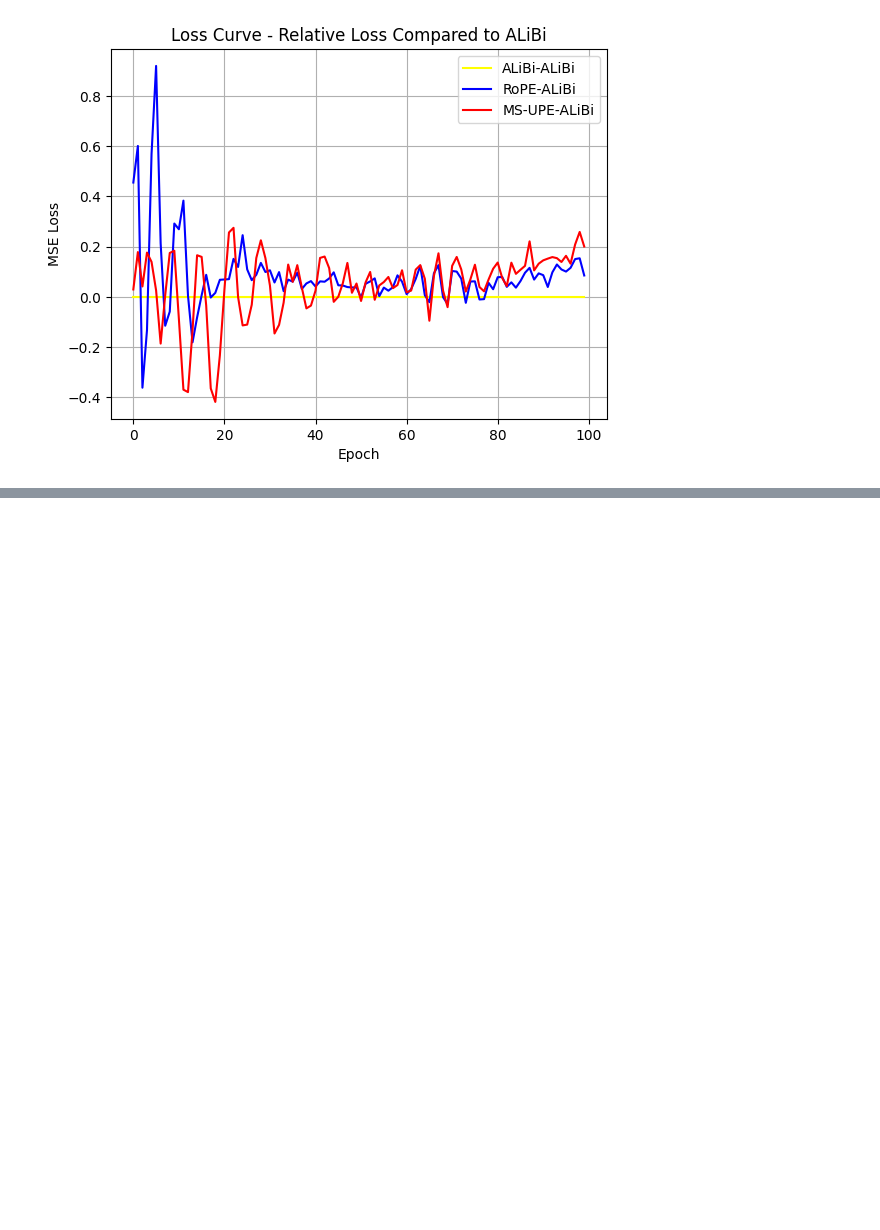
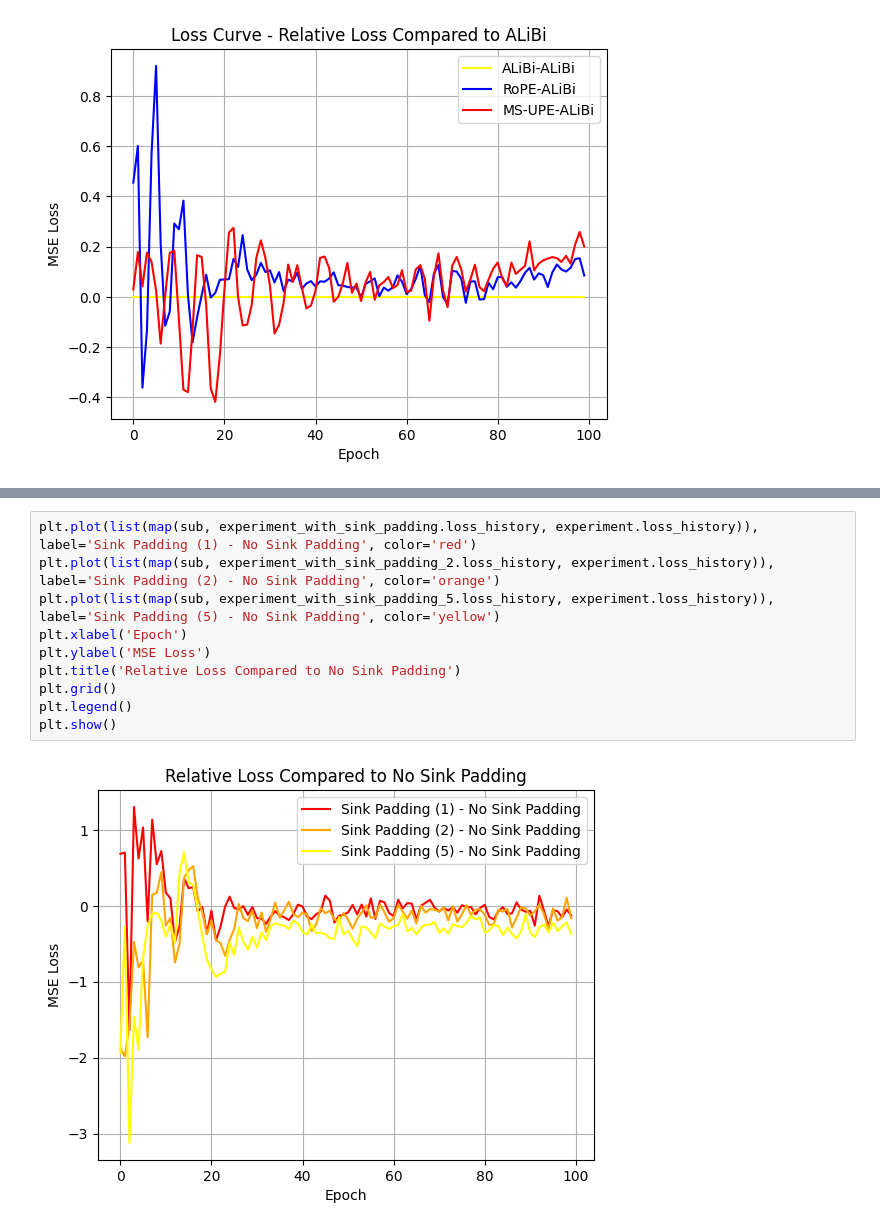
Before and after one commit to Bruce-lhq/looped-transformer-ablation-lab, a Jupyter notebook: Looped_Transformer.ipynb, the cells around one changed output, grey strips where cells are left out. Drawn from its saved outputs; the diff is of its cells as text; blank space fills up the shorter version.

```diff
--- a/Looped_Transformer.ipynb
+++ b/Looped_Transformer.ipynb
@@ -815,0 +915,12 @@ plt.show()
+# %%
+plt.plot(list(map(sub, experiment_with_sink_padding.loss_history, experiment.loss_history)), label='Sink Padding (1) - No Sink Padding', color='red')
+plt.plot(list(map(sub, experiment_with_sink_padding_2.loss_history, experiment.loss_history)), label='Sink Padding (2) - No Sink Padding', color='orange')
+plt.plot(list(map(sub, experiment_with_sink_padding_5.loss_history, experiment.loss_history)), label='Sink Padding (5) - No Sink Padding', color='yellow')
+plt.xlabel('Epoch')
+plt.ylabel('MSE Loss')
+plt.title('Relative Loss Compared to No Sink Padding')
+plt.grid()
+plt.legend()
+plt.show()
+# %% [output]
+[figure, added]
```
Also changed, not shown: parts of 14 cells of this notebook, 2 other files.
